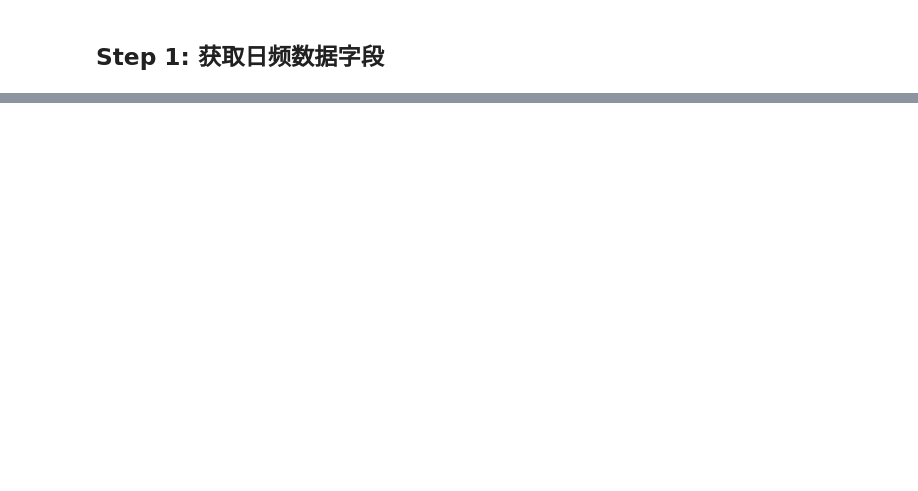
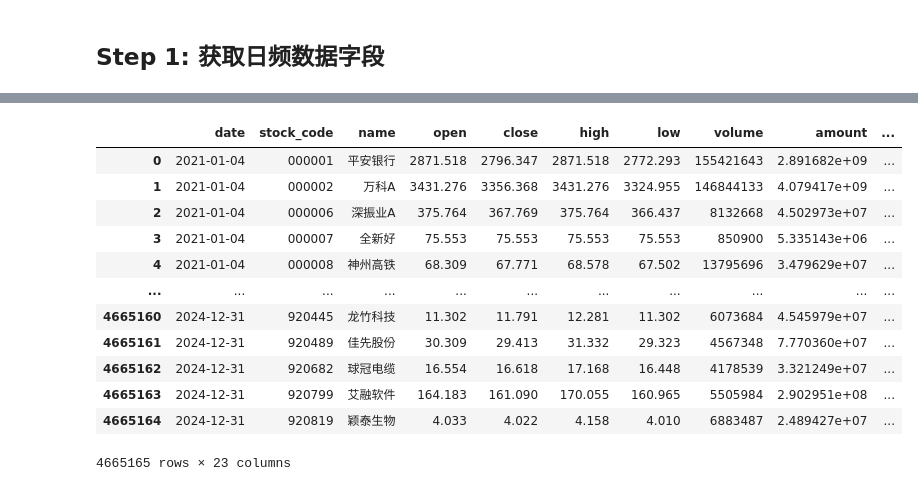
Before and after one commit to xdedmyao/Factor-Analysis, a Jupyter notebook: generate_factor.ipynb, the cells around one changed output, grey strips where cells are left out. Drawn from its saved outputs; the diff is of its cells as text; code cells hidden in the pictures; blank space fills up the shorter version.

```diff
--- a/generate_factor.ipynb
+++ b/generate_factor.ipynb
@@ -25,0 +9,17 @@ df
+# %%
+df = get_daily_data(start_date, end_date)
+df
+# %% [output]
+|  | date | stock_code | name | open | close | high | low | volume | amount | ... |
+| 0 | 2021-01-04 | 000001 | 平安银行 | 2871.518 | 2796.347 | 2871.518 | 2772.293 | 155421643 | 2.891682e+09 | ... |
+| 1 | 2021-01-04 | 000002 | 万科A | 3431.276 | 3356.368 | 3431.276 | 3324.955 | 146844133 | 4.079417e+09 | ... |
+| 2 | 2021-01-04 | 000006 | 深振业A | 375.764 | 367.769 | 375.764 | 366.437 | 8132668 | 4.502973e+07 | ... |
+| 3 | 2021-01-04 | 000007 | 全新好 | 75.553 | 75.553 | 75.553 | 75.553 | 850900 | 5.335143e+06 | ... |
+| 4 | 2021-01-04 | 000008 | 神州高铁 | 68.309 | 67.771 | 68.578 | 67.502 | 13795696 | 3.479629e+07 | ... |
+| ... | ... | ... | ... | ... | ... | ... | ... | ... | ... | ... |
+| 4665160 | 2024-12-31 | 920445 | 龙竹科技 | 11.302 | 11.791 | 12.281 | 11.302 | 6073684 | 4.545979e+07 | ... |
+| 4665161 | 2024-12-31 | 920489 | 佳先股份 | 30.309 | 29.413 | 31.332 | 29.323 | 4567348 | 7.770360e+07 | ... |
+| 4665162 | 2024-12-31 | 920682 | 球冠电缆 | 16.554 | 16.618 | 17.168 | 16.448 | 4178539 | 3.321249e+07 | ... |
+| 4665163 | 2024-12-31 | 920799 | 艾融软件 | 164.183 | 161.090 | 170.055 | 160.965 | 5505984 | 2.902951e+08 | ... |
+| 4665164 | 2024-12-31 | 920819 | 颖泰生物 | 4.033 | 4.022 | 4.158 | 4.010 | 6883487 | 2.489427e+07 | ... |
+4665165 rows × 23 columns
```
Also changed, not shown: parts of 7 cells of this notebook, 2 other files.
